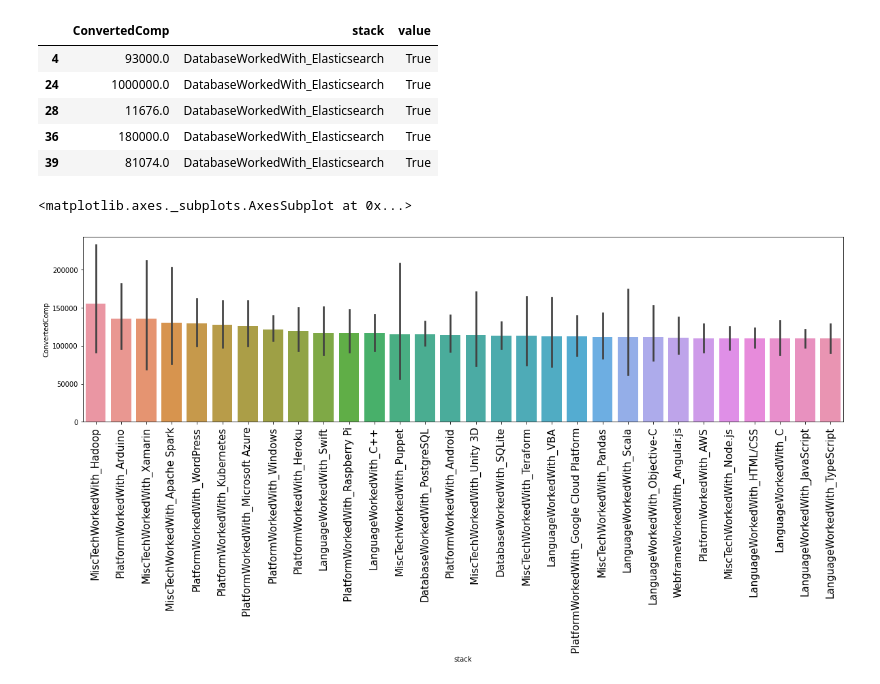
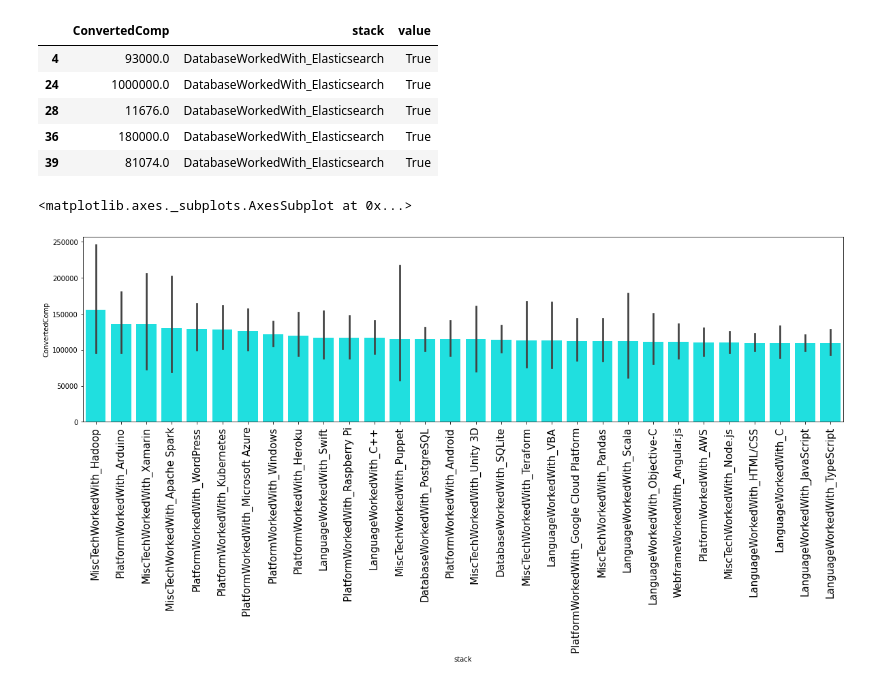
Before and after one commit to fahmiduldul/ds-blog-post, a Jupyter notebook: main.ipynb, the cells around one changed output. Drawn from its saved outputs; the diff is of its cells as text; code cells hidden in the pictures.

Commit message:
change graph color

```diff
--- a/main.ipynb
+++ b/main.ipynb
@@ -295,8 +295,8 @@ top_earning_df = melted_df[drop_index]
 # %%
 plt.figure(figsize=(20,5))
 plt.xticks(rotation='vertical', fontsize=15.0)
-sns.barplot(data = top_earning_df[['ConvertedComp','stack']], x='stack', y='ConvertedComp',
+sns.barplot(data = top_earning_df[['ConvertedComp','stack']], color="cyan", x='stack', y='ConvertedComp',
             ci=95.0, order=top_earning_stack)
 # %% [output]
 <matplotlib.axes._subplots.AxesSubplot at 0x...>
-[figure, old version]
+[figure, new version]
```
